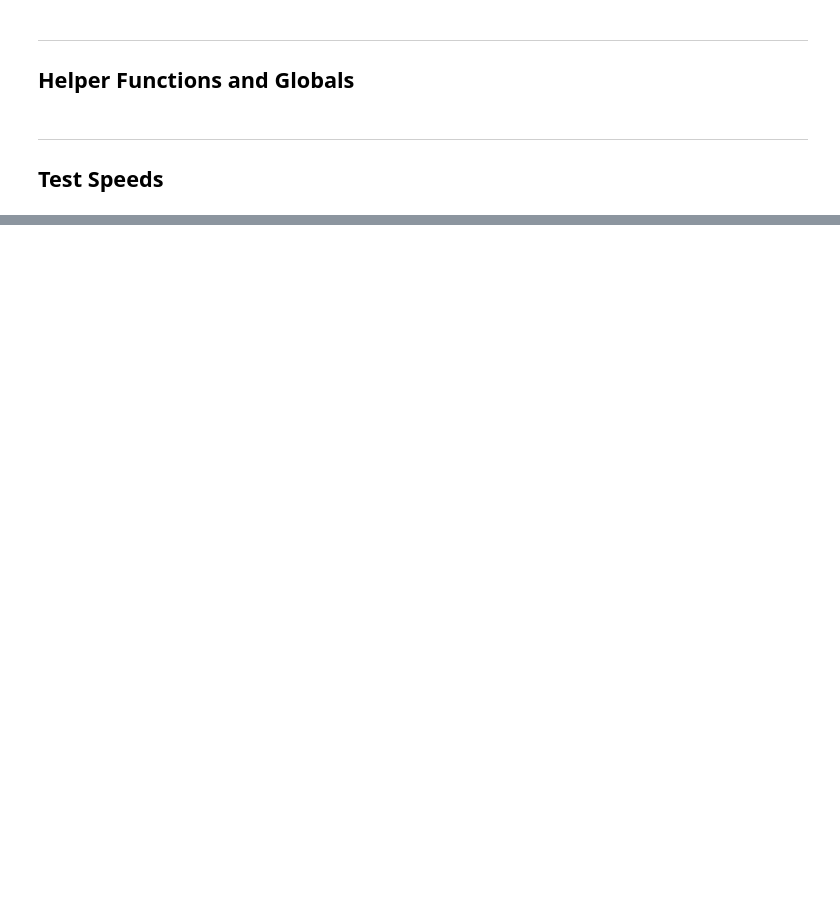
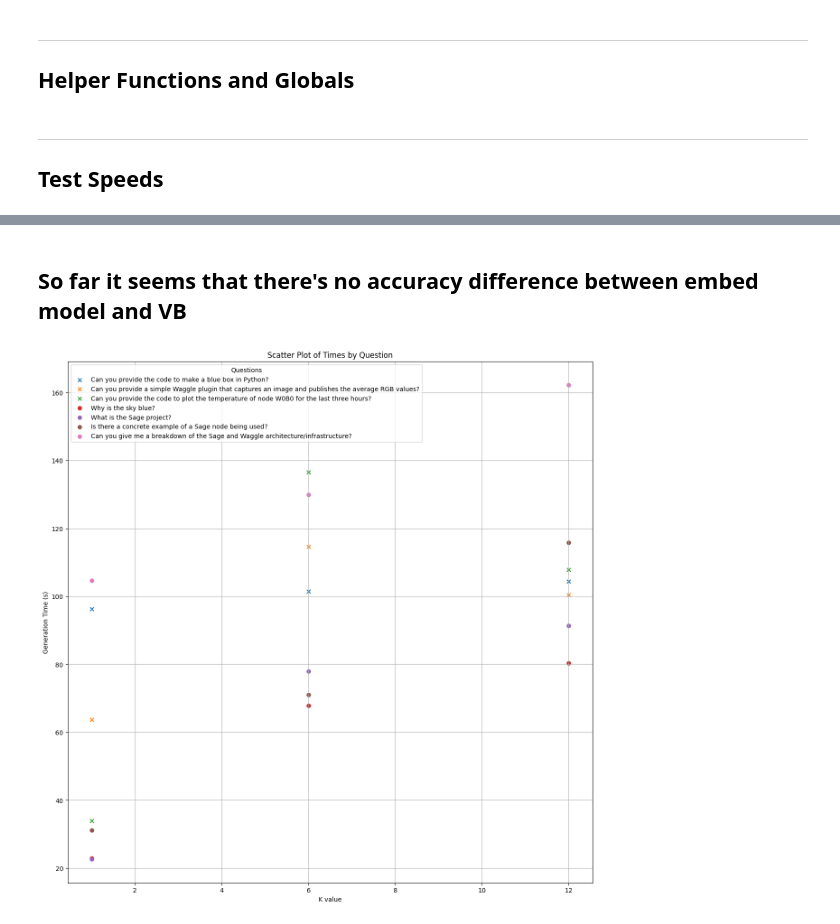
Before and after one commit to waggle-sensor/summer2024, a Jupyter notebook: aldo/rag/langchain-3.ipynb, the cells around one changed output, grey strips where cells are left out. Saved outputs shown, nothing was run; the diff lists cells and outputs as text; code cells hidden in the pictures; blank space fills up the shorter version.

```diff
--- a/aldo/rag/langchain-3.ipynb
+++ b/aldo/rag/langchain-3.ipynb
@@ -217,0 +313,30 @@ plot_embed_speeds([mxbai_embed_large, mpnet_base_v2])
+# %% [markdown]
+## So far it seems that there's no accuracy difference between embed model and VB
+# %%
+k_vals = [1, 6, 12]
+# %%
+all_code_times = generation_speed(vb, code_questions, k_vals)
+# %%
+all_text_times = generation_speed(vb, text_questions, k_vals)
+# %%
+# Create a scatter plot
+plt.figure(figsize=(15, 15))
+
+# Loop through each question and corresponding times
+for i, question in enumerate(code_questions):
+    plt.scatter(k_vals, all_code_times[i], label=question, marker='x')
+
+for i, question in enumerate(text_questions):
+    plt.scatter(k_vals, all_text_times[i], label=question, marker='o')
+
+# Add titles and labels
+plt.title("Scatter Plot of Times by Question")
+plt.xlabel("K value")
+plt.ylabel("Generation Time (s)")
+plt.legend(title="Questions")
+plt.grid(True)
+
+# Show the plot
+plt.show()
+# %% [output]
+[figure, added]
```
Also changed, not shown: parts of 19 cells of this notebook.
